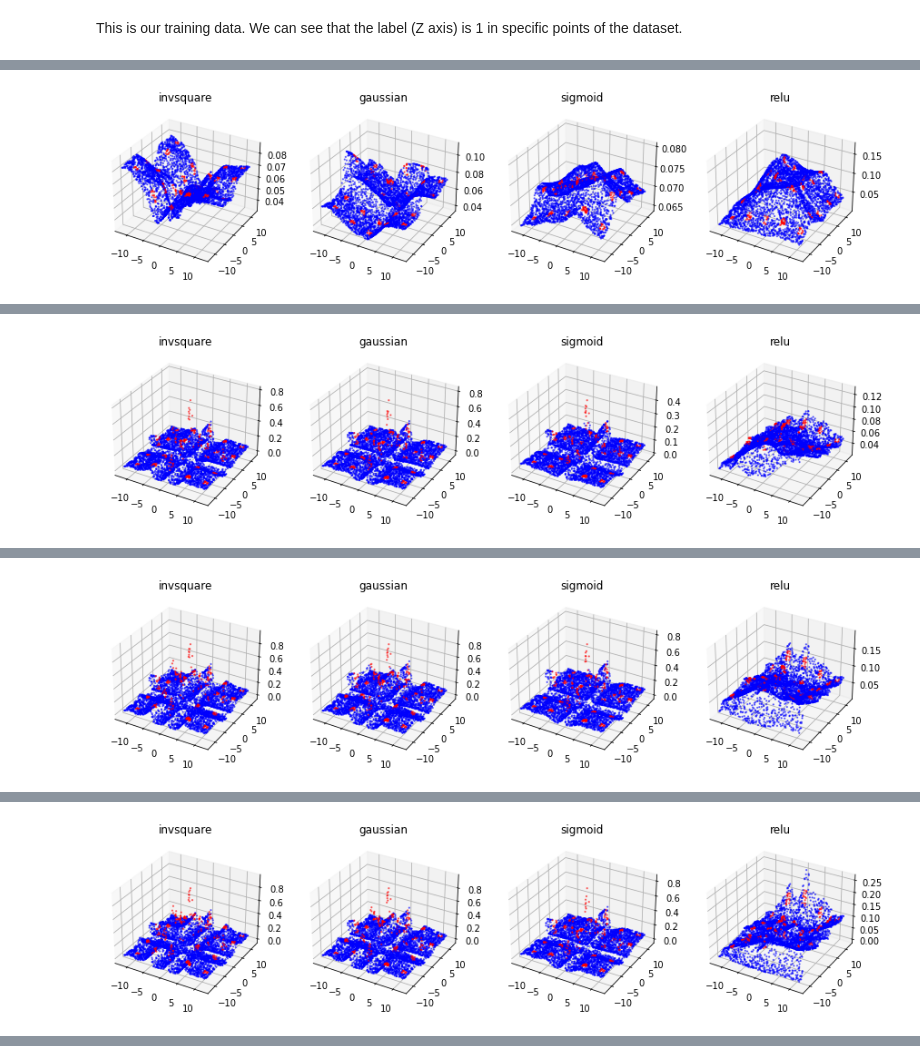
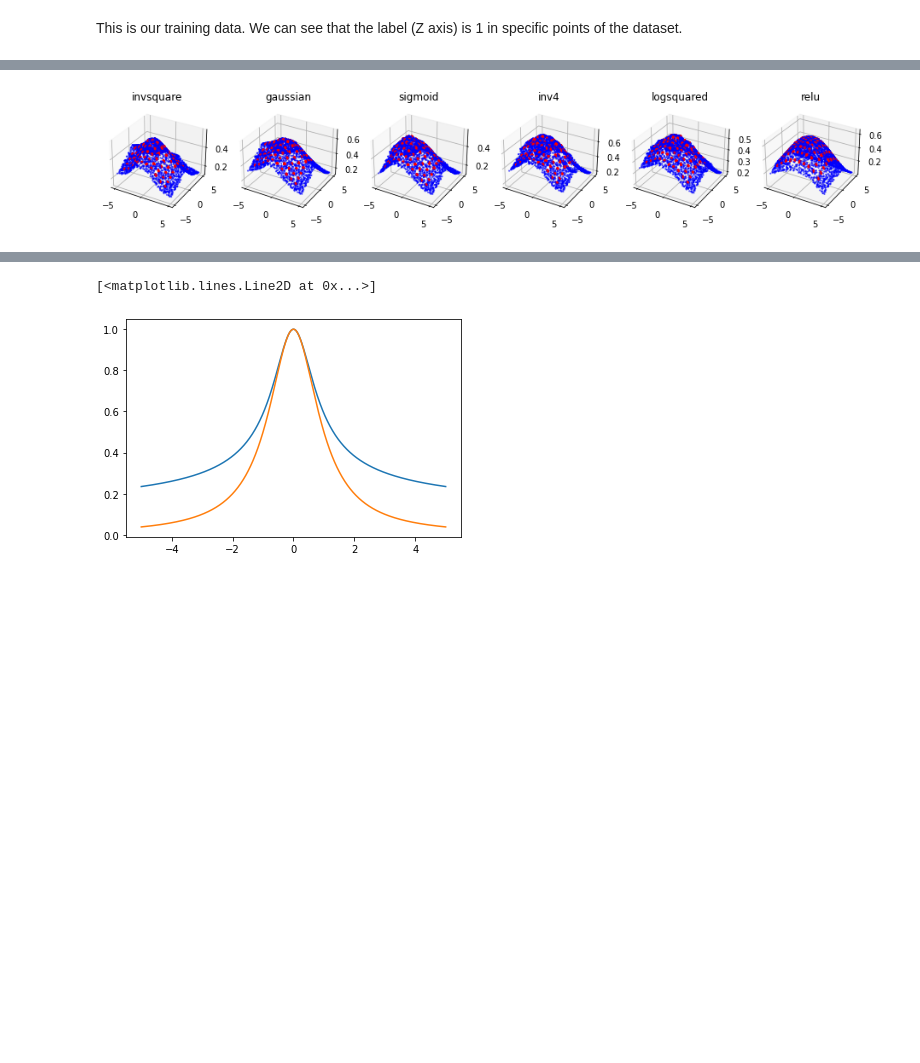
Before and after one commit to Kotzly/localized_look_activation, a Jupyter notebook: example/Lolo.ipynb, the cells around one changed output, grey strips where cells are left out. Saved outputs shown, nothing was run; the diff lists cells and outputs as text; code cells hidden in the pictures; blank space fills up the shorter version.

Commit message:
More activations

```diff
--- a/example/Lolo.ipynb
+++ b/example/Lolo.ipynb
@@ -16,9 +17,9 @@ class ModelLoLo(nn.Module):
     def __init__(self, activation="invsquare"):
         super().__init__()
         self.layer = nn.Sequential(
-            LoLoLayer(n_kernels=100, n_channels=2, fusion="channels", activation=activation),
+            LoLoLayer(n_kernels=400, n_channels=2, fusion="channels", activation=activation),
             nn.LeakyReLU(.05),
-            nn.Linear(100, 1),
+            nn.Linear(400, 1),
             nn.Sigmoid()
         )
     def forward(self, x):
@@ -28,12 +29,15 @@ class ModelReLU(nn.Module):
 
     def __init__(self):
         super().__init__()
+        n = 64
         self.layer = nn.Sequential(
-            nn.Linear(2, 26),
+            nn.Linear(2, n//2),
             nn.LeakyReLU(.05),
-            nn.Linear(26, 26),
+            nn.Linear(n//2, n),
             nn.LeakyReLU(.05),
-            nn.Linear(26, 1),
+            nn.Linear(n, n//2),
+            nn.LeakyReLU(.05),
+            nn.Linear(n//2, 1),
             nn.Sigmoid()
         )
 
@@ -139,8 +189,9 @@ Text(0.5, 0, 'Label')
 # %%
 from localized_look.utils import weight_init
+import localized_look.activation as act
 import time
 
-activations = ["invsquare", "gaussian", "sigmoid"]
+activations = act.ACTIVATION_DICT
 
 models = {act:ModelLoLo(activation=act) for act in activations}
 models.update(
@@ -153,49 +204,64 @@ for model in models.values():
     model.apply(weight_init)
     model.train()
 
-optimizers = {model_key:Adam(models[model_key].parameters(), lr=1e-3) for model_key in models}
+optimizers = {model_key:Adam(models[model_key].parameters(), lr=5e-3) for model_key in models}
+# optimizers = {model_key:SGD(models[model_key].parameters(), lr=1e-3) for model_key in models}
+# optimizers = {model_key:Adamax(models[model_key].parameters(), lr=1e-2) for model_key in models}
 
 loss_fn = nn.BCELoss()
 
 times = {model_key:[] for model_key in models}
-for epoch in range(210):
+for epoch in range(200):
     losses = {model_key:[] for model_key in models}
     for x, y in trainloader:
         for optim in optimizers.values():
             optim.zero_grad()
         # ModelLoLo
         for model_key in models:
             start_time = time.time()
             pred = models[model_key].forward(x)
             loss = loss_fn(pred, y)
             loss.backward()
             optimizers[model_key].step()
             losses[model_key] += [loss.item()]
             end_time = time.time()
             delta = end_time - start_time
             times[model_key] += [delta]
     # Calculate mean time using the last 5 epochs
     times[model_key] =  times[model_key][-len(trainloader)*5:]
-    if epoch % 30 == 0:
+    if epoch % 10 == 0:
 
         x, y = x_true, y_true
 
-        fig = plt.figure(figsize=(15, 6))
-        axes = [fig.add_subplot(100 + len(models)*10 + i + 1, projection='3d') for i in range(len(models))]
-        for i, model_key in enumerate(models):
-            pred = models[model_key].forward(torch.Tensor(x_true)).detach().numpy()
-            axes[i].scatter(x[:, 0], x[:, 1], pred, c=y, alpha=.5, s=1.5, cmap="bwr")
-            axes[i].set_title(model_key)
-        plt.show()
+        fig = plt.figure(figsize=(16, 6))
+        if x.shape[1] == 2:
+            axes = [fig.add_subplot(100 + len(models)*10 + i + 1, projection='3d') for i in range(len(models))]
+            for i, model_key in enumerate(models):
+                pred = models[model_key].forward(torch.Tensor(x_true)).detach().numpy()
+                axes[i].scatter(x[:, 0], x[:, 1], pred, c=y, alpha=.5, s=1.5, cmap="bwr")
+                axes[i].set_title(model_key)
+            plt.show()
+        if x.shape[1] == 1:
+            axes = [fig.add_subplot(100 + len(models)*10 + i + 1) for i in range(len(models))]
+            for i, model_key in enumerate(models):
+                interm = list(list(models[model_key].layer.children())[0].layers.children())[0]
+                pred = models[model_key].forward(torch.Tensor(x_true)).detach().numpy()
+                axes[i].scatter(x[:, 0], pred, c=y, alpha=.5, s=1.5, cmap="bwr")
+                a, b = x_true.flatten(), interm.forward(torch.Tensor(x_true)).detach().numpy()
+                for j in range(b.shape[1]):
+                    axes[i].scatter(a, b[:, j], alpha=.2, s=1., cmap="bwr")
+                axes[i].set_title(model_key)
+            plt.show()
+
         print("Epoch", epoch, ":")
         for model_key in models:
             print(
                 "{} loss:{:.3f}, Mean batch time: {:.3f}ms".format(
                     model_key,
                     np.mean(losses[model_key]),
                     np.mean(times[model_key])*1000,
                 )
             )
 # %% [output]
-[figure, old version]
+[figure, new version]
 Epoch 0 :
@@ -206 +273,0 @@ relu loss:0.337, Mean batch time: 1.759ms
-[figure, removed]
@@ -212 +273,0 @@ relu loss:0.232, Mean batch time: 2.466ms
-[figure, removed]
@@ -218 +273,0 @@ relu loss:0.227, Mean batch time: 2.125ms
-[figure, removed]
@@ -224,3 +274,14 @@ relu loss:0.220, Mean batch time: 2.105ms
+# %%
+from localized_look import activation as act
+x = np.linspace(-5, 5, 1000)
+y = 1/(1 + np.log(x**2 + 1))
+y_ = 1/(x**2 + 1)
+plt.plot(x, y)
+plt.plot(x, y_)
+torch.log
+# %% [output]
+[<matplotlib.lines.Line2D at 0x...>]
+[figure, added]
 # %%
 # x_ = np.linspace(-1, 1, 1000).reshape(-1, 1)
 x_ = np.concatenate([np.linspace(-2, 2, 100).reshape(-1, 1), np.linspace(-2, 2, 100).reshape(-1, 1)], axis=1)
```
Also changed, not shown: parts of 9 cells of this notebook, 2 other files.
